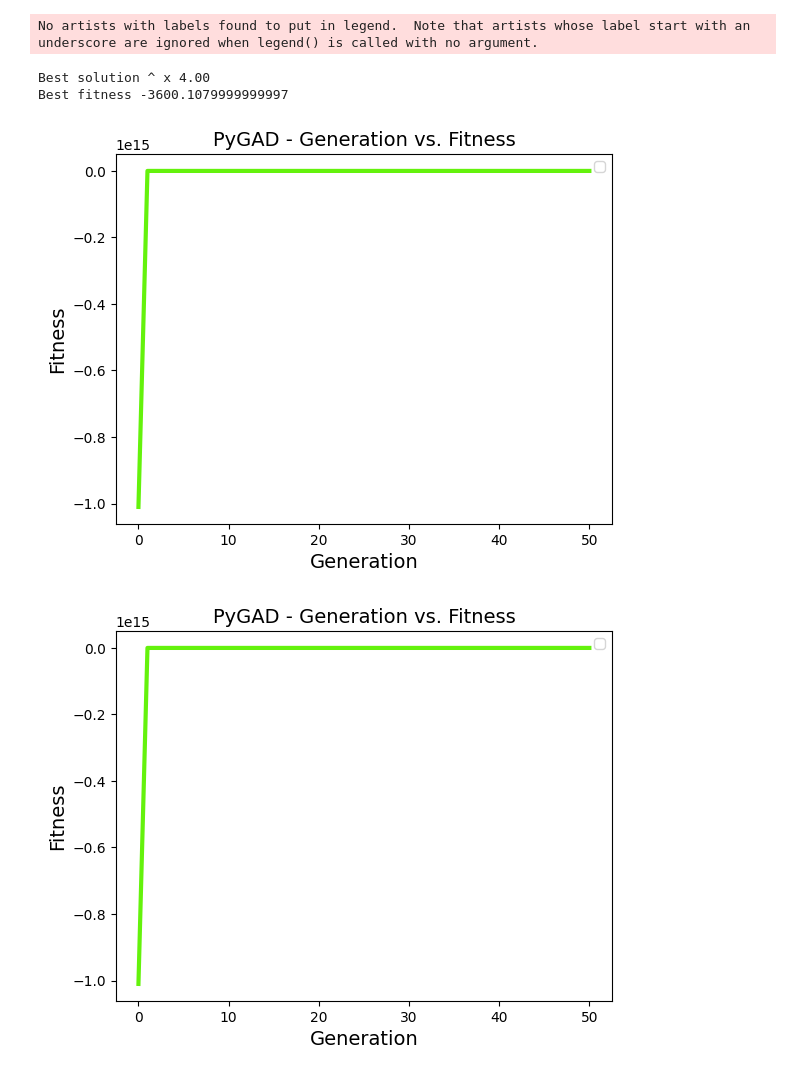
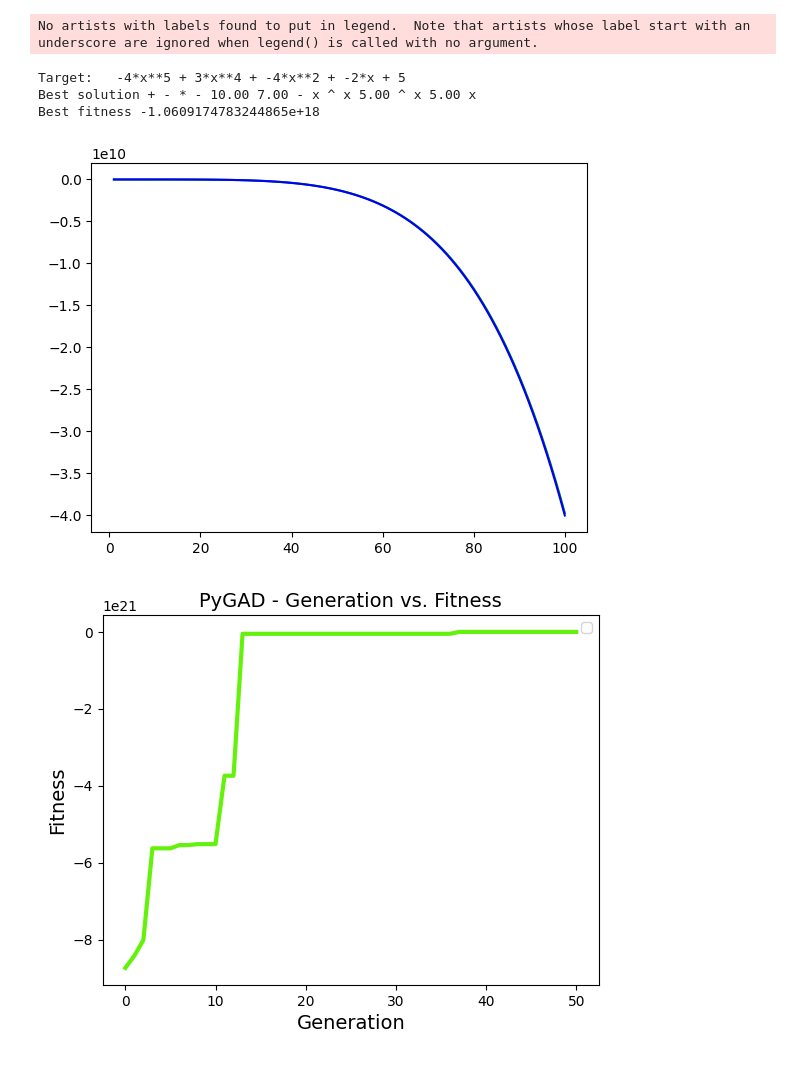
Before and after one commit to galgantar/Inteligentni-sistemi, a Jupyter notebook: seminarska 1/training.ipynb, the cells around one changed output. Saved outputs shown, nothing was run; the diff lists cells and outputs as text; code cells hidden in the pictures.

Commit message:
Function plotting

```diff
--- a/seminarska 1/training.ipynb
+++ b/seminarska 1/training.ipynb
@@ -6,11 +7,12 @@ import csv
 # %%
-equation_index = 1
+equation_index = 99
 
 with open("dataset.csv") as file:
     reader = csv.reader(file)
 
     d = 0
     for row in reader:
+        target = row[0]
         xs = np.fromstring(row[1][1:-1], sep=", ")
         ys = np.fromstring(row[2][1:-1], sep=", ")
         if d == equation_index:
@@ -21,10 +23,6 @@ def fitness_func(ga_instance, solution, solution_idx):
   tree = tree_representation.fromIntArray(solution)
   fit = tree_representation.fitness(tree, xs, ys)
   return fit
-
-
-initial_population = [tree_representation.toIntArray(tree_representation.generate_random_tree(0.3)) for _ in range(1000)]
-
 
 def crossover_func(parents, offspring_size, ga_instance):
   offspring = []
@@ -40,42 +38,50 @@ def crossover_func(parents, offspring_size, ga_instance):
 
   return np.array(offspring)
 
-
 def mutation_func(offspring, ga_instance):
   new_offspring = []
 
   for t_numerical in offspring:
     t = tree_representation.fromIntArray(t_numerical)
 
     if (np.random.rand() < ga_instance.mutation_probability):
       t = tree_representation.mutate_tree(t)
     new_offspring.append(tree_representation.toIntArray(t))
 
   return np.array(new_offspring)
 
 
-ga_instance = pygad.GA(num_generations=50,
+initial_population = [tree_representation.toIntArray(tree_representation.generate_random_tree()) for _ in range(5000)]
+
+ga_instance = pygad.GA(num_generations=10,
                        num_parents_mating=2,
                        initial_population=initial_population,
                        fitness_func=fitness_func,
                        keep_elitism=10,
                        crossover_type=crossover_func,
                        mutation_type=mutation_func,
                        gene_type=np.int8,
                        mutation_probability=1,
                        )
 
 ga_instance.run()
 
 solution, solution_fitness, solution_idx = ga_instance.best_solution()
 
+print("Target: ", target)
 print("Best solution", tree_representation.fromIntArray(solution))
 print("Best fitness", solution_fitness)
 
+
+plt.plot(xs, ys, color='green')
+plt.plot(xs, [tree_representation.fromIntArray(solution).evaluate(x) for x in xs], color='blue')
+# print(xs)
+# print(tree_representation.fromIntArray(solution).evaluate(xs))
 ga_instance.plot_fitness()
 # %% [output]
 No artists with labels found to put in legend.  Note that artists whose label start with an underscore are ignored when legend() is called with no argument.
-Best solution ^ x 4.00
-Best fitness -3600.1079999999997
+Target:   -4*x**5 + 3*x**4 + -4*x**2 + -2*x + 5
+Best solution + - * - 10.00 7.00 - x ^ x 5.00 ^ x 5.00 x
+Best fitness -1.0609174783244865e+18
-[figure, old version]
+[figure, new version]
-[figure, old version]
+[figure, new version]
```
Also changed, not shown: parts of 2 cells of this notebook, 1 other file.
